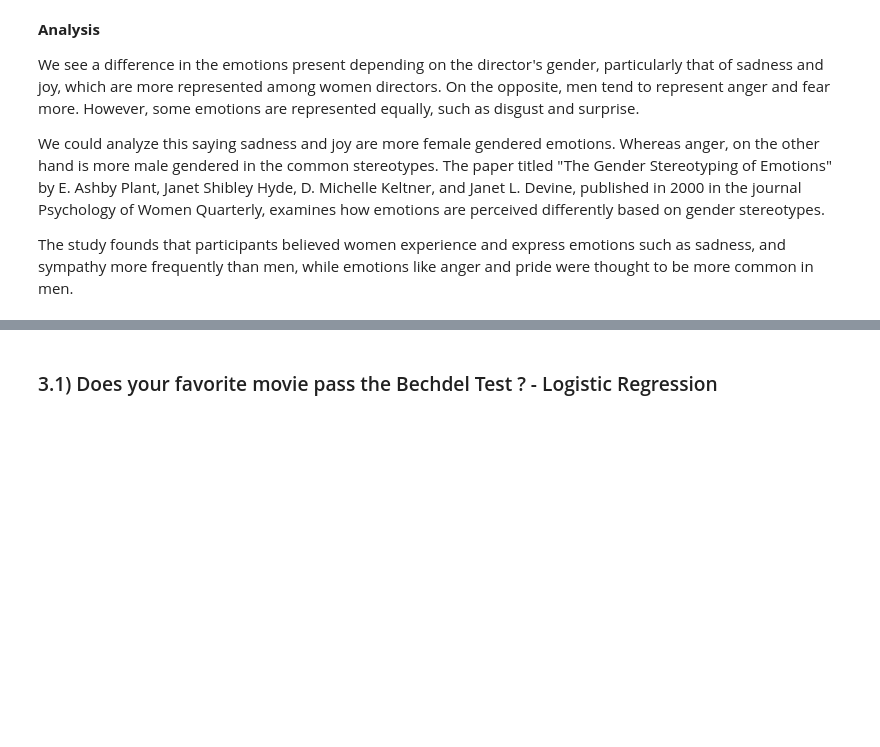
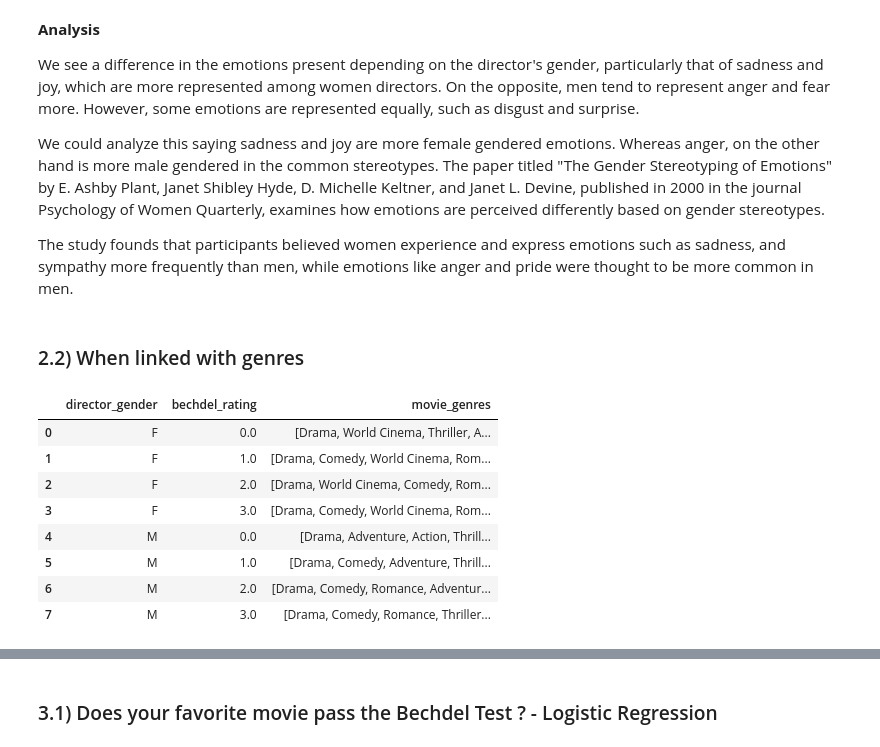
Before and after one commit to epfl-ada/ada-2024-project-adapocalypse, a Jupyter notebook: results.ipynb, the cells around one changed output, grey strips where cells are left out. Saved outputs shown, nothing was run; the diff lists cells and outputs as text; code cells hidden in the pictures; blank space fills up the shorter version.

```diff
--- a/results.ipynb
+++ b/results.ipynb
@@ -415,3 +410,17 @@ We could analyze this saying sadness and joy are more female gendered emotions.
 The paper titled "The Gender Stereotyping of Emotions" by E. Ashby Plant, Janet Shibley Hyde, D. Michelle Keltner, and Janet L. Devine, published in 2000 in the journal Psychology of Women Quarterly, examines how emotions are perceived differently based on gender stereotypes.
 
 The study founds that participants believed women experience and express emotions such as sadness, and sympathy more frequently than men, while emotions like anger and pride were thought to be more common in men.
+# %% [markdown]
+### 2.2) When linked with genres
+# %%
+top_genres(df=movies_complete_df.dropna(subset=["bechdel_rating"]), big_cols=["director_gender", "bechdel_rating", "movie_genres"], less_cols=["director_gender", "bechdel_rating"], top=5)
+# %% [output]
+|  | director_gender | bechdel_rating | movie_genres |
+| 0 | F | 0.0 | [Drama, World Cinema, Thriller, A... |
+| 1 | F | 1.0 | [Drama, Comedy, World Cinema, Rom... |
+| 2 | F | 2.0 | [Drama, World Cinema, Comedy, Rom... |
+| 3 | F | 3.0 | [Drama, Comedy, World Cinema, Rom... |
+| 4 | M | 0.0 | [Drama, Adventure, Action, Thrill... |
+| 5 | M | 1.0 | [Drama, Comedy, Adventure, Thrill... |
+| 6 | M | 2.0 | [Drama, Comedy, Romance, Adventur... |
+| 7 | M | 3.0 | [Drama, Comedy, Romance, Thriller... |
```
Also changed, not shown: parts of 7 cells of this notebook, 6 other files.
